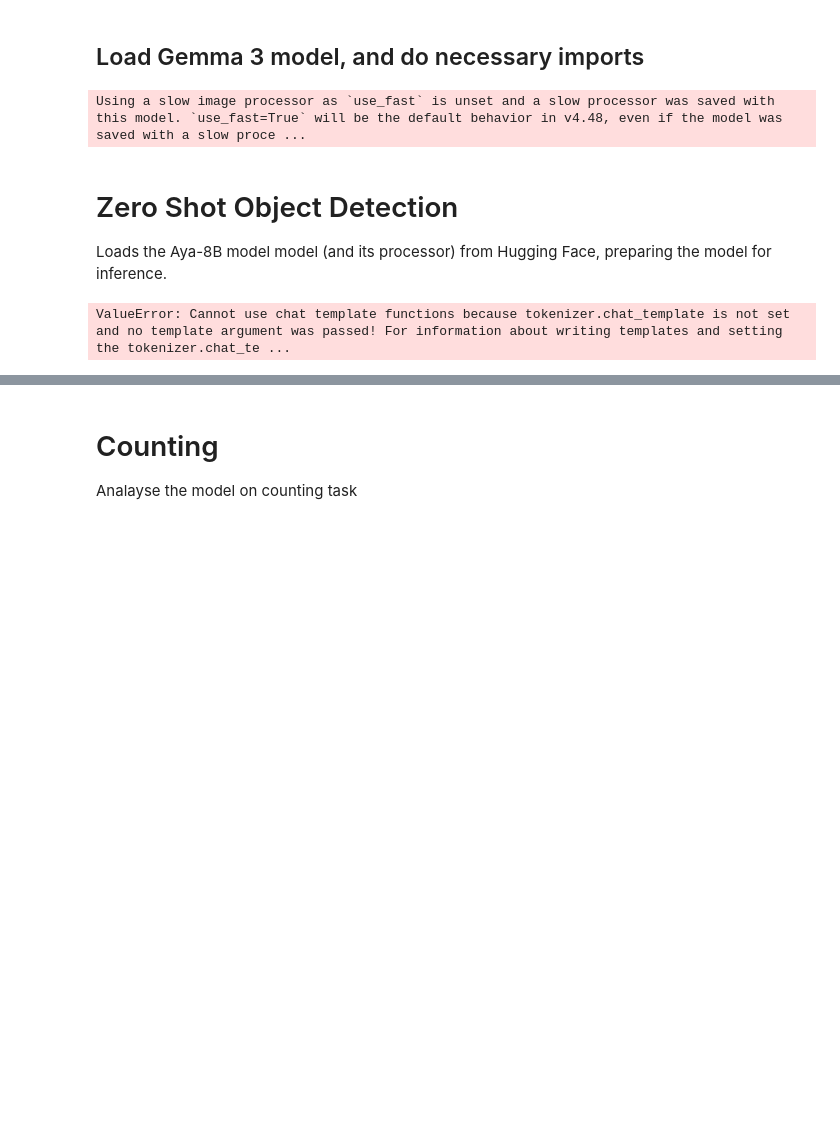
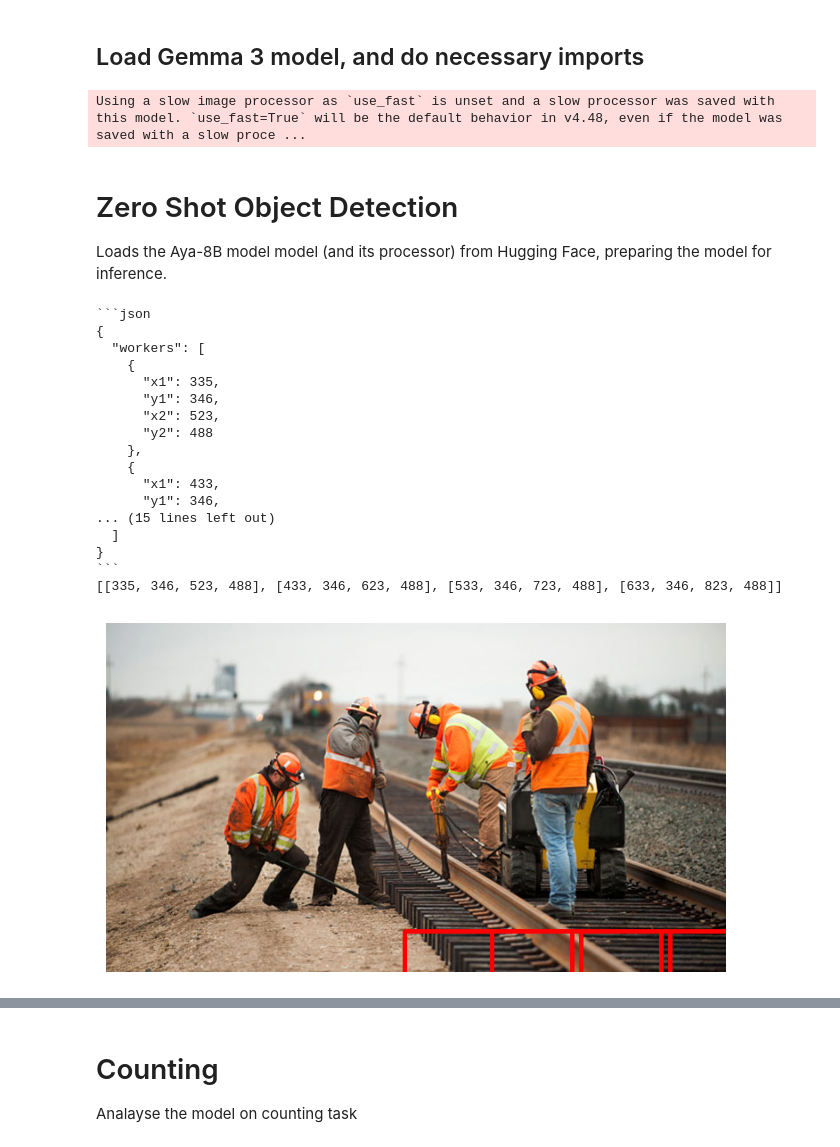
Before and after one commit to lab176344/vlm-notebookss, a Jupyter notebook: notebooks/inference/exploration-gemma3.ipynb, the cells around one changed output, grey strips where cells are left out. Saved outputs shown, nothing was run; the diff lists cells and outputs as text; code cells hidden in the pictures; blank space fills up the shorter version.

````diff
--- a/notebooks/inference/exploration-gemma3.ipynb
+++ b/notebooks/inference/exploration-gemma3.ipynb
@@ -68,7 +68,7 @@ Successfully installed supervision-0.25.1
 # %% [markdown]
 ## Load Gemma 3 model, and do necessary imports
 # %%
-from transformers import AutoProcessor, Gemma3ForCausalLM
+from transformers import AutoProcessor, Gemma3ForConditionalGeneration
 import torch
 import requests
 import cv2
@@ -81,9 +81,9 @@ import re
 model_id = "google/gemma-3-4b-it"
 
 processor = AutoProcessor.from_pretrained(model_id)
-model = Gemma3ForCausalLM.from_pretrained(
-    model_id, device_map="auto", torch_dtype=torch.float16
-)
+model = Gemma3ForConditionalGeneration.from_pretrained(
+    model_id, device_map="auto", torch_dtype=torch.bfloat16
+).eval()
 # %% [output]
 Using a slow image processor as `use_fast` is unset and a slow processor was saved with this model. `use_fast=True` will be the default behavior in v4.48, even if the model was saved with a slow proce ...
 # %% [markdown]
@@ -94,7 +94,7 @@ image_url = "https://www.minneapolisfed.org/-/media/images/pubs/fedgaz/15-04/key
 response = requests.get(image_url, stream=True)
 image_array = np.asarray(bytearray(response.content), dtype=np.uint8)
 image = cv2.imdecode(image_array, cv2.IMREAD_COLOR)
-resolution_wh = (364,364) # Aya Input resolution
+resolution_wh = (860,860) # Aya Input resolution
 
 
 
@@ -106,52 +106,69 @@ messages = [
     {"role": "user",
      "content": [
        {"type": "image", "url": image_url},
-        {"type": "text", "text": "Find the persons in the image. Return the bounding box coordinates, x1, y2, x2, y2 in json with keys as the label and values x1, x2, y1, y2"},
+        {"type": "text", "text": "Find the persons in the image. Return the bounding box coordinates, x1, y1, x2, y2 in json with keys as the label and values x1, y1, x2, y2"},
     ]},
     ]
 
 inputs = processor.apply_chat_template(
-    messages, padding=True, add_generation_prompt=True, tokenize=True, return_dict=True, return_tensors="pt"
-).to(model.device)
+    messages, add_generation_prompt=True, tokenize=True,
+    return_dict=True, return_tensors="pt").to(model.device, dtype=torch.bfloat16)
 
-gen_tokens = model.generate(
-    **inputs,
-    max_new_tokens=300,
-    do_sample=True,
-    temperature=0.3,
-)
+input_len = inputs["input_ids"].shape[-1]
 
-text_response = processor.tokenizer.decode(gen_tokens[0][inputs.input_ids.shape[1]:], skip_special_tokens=True)
+with torch.inference_mode():
+    generation = model.generate(**inputs, max_new_tokens=1000, do_sample=False).to(model.device)
+    generation = generation[0][input_len:]
+
+text_response = processor.decode(generation, skip_special_tokens=True)
+
 print(text_response)
-
-
 
 # Visualise the output
 json_match = re.search(r'\{[\s\S]*\}', text_response)
 if json_match:
     json_data = json_match.group(0)
     bbox_data = json.loads(json_data)
 else:
     raise ValueError("JSON data not found in response.")
-# Todo: Scaling of bbox coordinated
+image = cv2.resize(image, resolution_wh)
 bboxes = []
 class_ids = []
 class_id = 0 # Person
 for idx, (key, value) in enumerate(bbox_data.items()):
-    x1, y1, x2, y2 = value["x1"], value["y1"], value["x2"], value["y2"]
-    bboxes.append([x1, y1, x2, y2])
-    class_ids.append(class_id)
-
+    for bbox in value:
+      if isinstance(bbox, dict):
+        x1, y1, x2, y2 = bbox["x1"], bbox["y1"], bbox["x2"], bbox["y2"]
+        bboxes.append([x1, y1, x2, y2])
+        class_ids.append(class_id)
+print(bboxes)
 bboxes = np.array(bboxes)
 class_ids = np.array(class_ids)
 
 bounding_box_annotator = sv.BoxAnnotator(color=sv.Color.RED, thickness=3)
 bbox_xyxy = sv.Detections(xyxy=bboxes, class_id=class_ids)
 annotated_image = bounding_box_annotator.annotate(scene=image, detections=bbox_xyxy)
 annotated_image = cv2.cvtColor(annotated_image, cv2.COLOR_BGR2RGB)
 plt.figure(figsize=(8, 6))
 plt.imshow(annotated_image)
 plt.axis("off")
 plt.show()
 # %% [output]
-ValueError: Cannot use chat template functions because tokenizer.chat_template is not set and no template argument was passed! For information about writing templates and setting the tokenizer.chat_te ...
+```json
+{
+  "workers": [
+    {
+      "x1": 335,
+      "y1": 346,
+      "x2": 523,
+      "y2": 488
+    },
+    {
+      "x1": 433,
+      "y1": 346,
+... (15 lines left out)
+  ]
+}
+```
+[[335, 346, 523, 488], [433, 346, 623, 488], [533, 346, 723, 488], [633, 346, 823, 488]]
+[figure, added]
````
Also changed, not shown: parts of 9 cells of this notebook.
